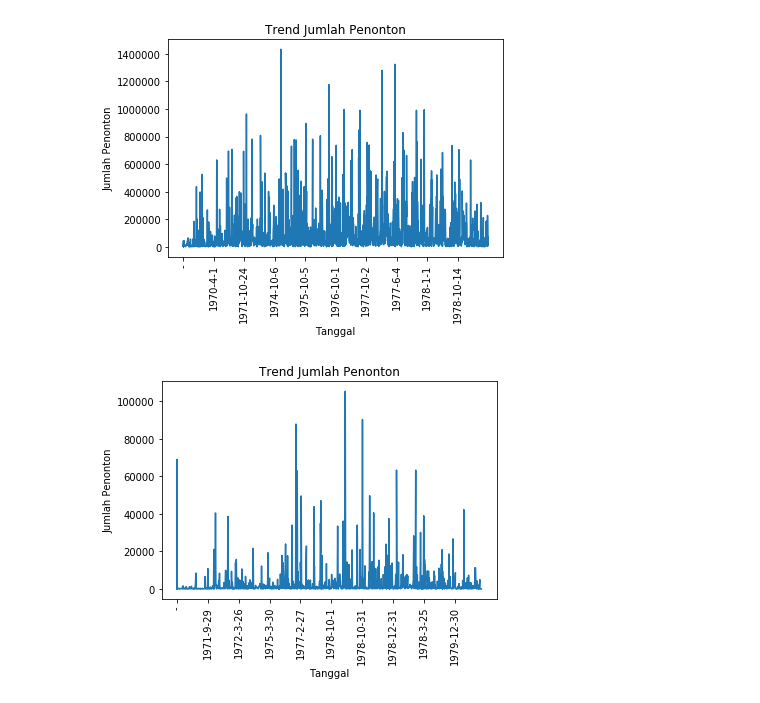
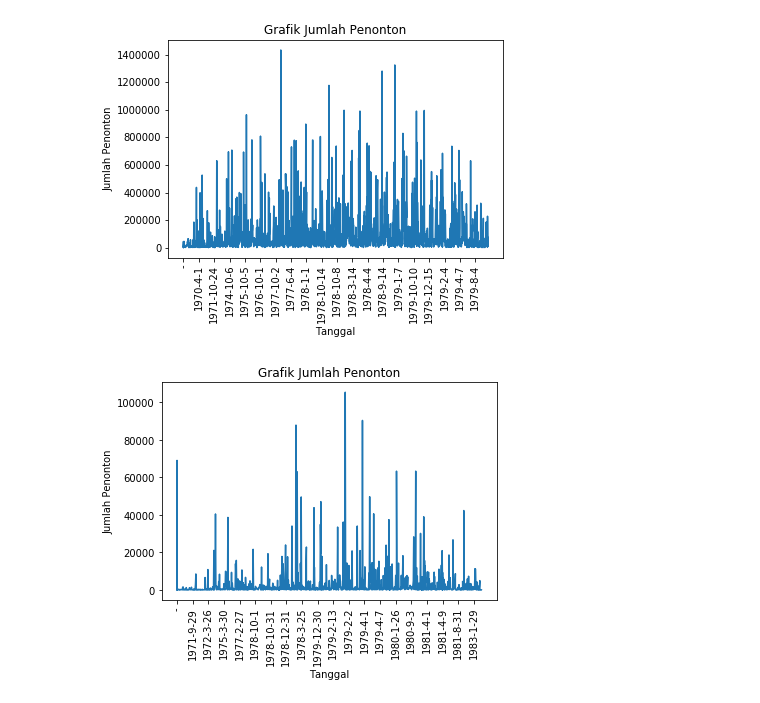
Before and after one commit to robbyturnip/Python_Dasar, a Jupyter notebook: caw/Untitled.ipynb, the cells around one changed output. Saved outputs shown, nothing was run; the diff lists cells and outputs as text; code cells hidden in the pictures.

```diff
--- a/caw/Untitled.ipynb
+++ b/caw/Untitled.ipynb
@@ -1,8 +1,7 @@
 # %%
-import pandas as pd
-
-anime_df = pd.read_csv('dataanime-norm.csv')
-anime_df.head(10)
+import pandas as pembaca
+baca_anime=pembaca.read_csv("dataanime-norm.csv")
+baca_anime.head(10)
 # %% [output]
 |  | Title | Type | Episodes | Status | Start airing | End airing | Starting season | Broadcast time | ... |
 | 0 | Fullmetal Alchemist: Brotherhood | TV | 64 | Finished Airing | 2009-4-5 | 2010-7-4 | Spring | Sundays at 17:00 (JST) | ... |
@@ -60,31 +59,31 @@ anime_df[anime_df['Genres'].str.contains('Action')==True]
 # %%
-from matplotlib import pyplot as plt
+from matplotlib import pyplot as diagram
 
-anime_trend = anime_df[['Start airing','Members']]
-anime_trend = anime_trend.sort_values(by='Start airing',ascending=True)
+baca_grafik=baca_anime[["Start airing", "Members"]]
+baca_grafik=baca_anime.sort_values(by="Start airing",ascending=True)
 
-plt.plot(anime_trend['Start airing'],anime_trend['Members'])
-plt.locator_params(axis='x',nbins=10)
-plt.xticks(rotation=90)
-plt.xlabel('Tanggal')
-plt.ylabel('Jumlah Penonton')
-plt.title('Trend Jumlah Penonton')
-plt.show()
+diagram.plot(baca_grafik["Start airing"],baca_grafik["Members"])
+diagram.locator_params(axis="x",nbins=20)
+diagram.xticks(rotation=90)
+diagram.xlabel("Tanggal")
+diagram.ylabel("Jumlah Penonton")
+diagram.title("Grafik Jumlah Penonton")
+diagram.show()
 # %% [output]
-[figure, old version]
+[figure, new version]
 # %%
-from matplotlib import pyplot as plt
+from matplotlib import pyplot as diagram
 
-anime_trend = anime_df[['End airing','Favorites']]
-anime_trend = anime_trend.sort_values(by='End airing',ascending=True)
+baca_grafik=baca_anime[["End airing", "Favorites"]]
+baca_grafik=baca_anime.sort_values(by="End airing",ascending=True)
 
-plt.plot(anime_trend['End airing'],anime_trend['Favorites'])
-plt.locator_params(axis='x',nbins=10)
-plt.xticks(rotation=90)
-plt.xlabel('Tanggal')
-plt.ylabel('Jumlah Penonton')
-plt.title('Trend Jumlah Penonton')
-plt.show()
+diagram.plot(baca_grafik["End airing"],baca_grafik["Favorites"])
+diagram.locator_params(axis="x",nbins=20)
+diagram.xticks(rotation=90)
+diagram.xlabel("Tanggal")
+diagram.ylabel("Jumlah Penonton")
+diagram.title("Grafik Jumlah Penonton")
+diagram.show()
 # %% [output]
-[figure, old version]
+[figure, new version]
 # %%
```
Also changed, not shown: parts of 21 cells of this notebook.
